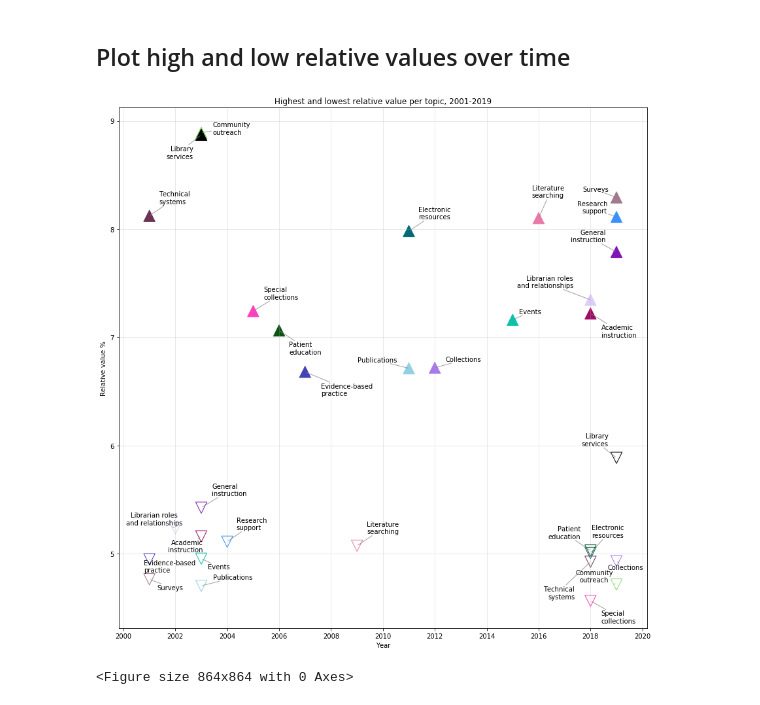
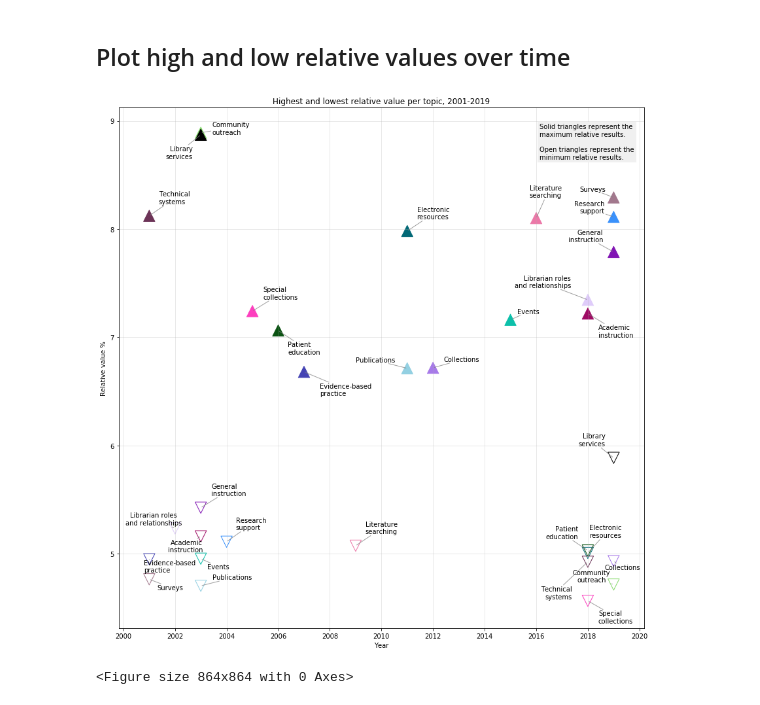
Before and after one commit to bethanymyers/mla, a Jupyter notebook: MLA LDA.ipynb, the cells around one changed output. Drawn from its saved outputs; the diff is of its cells as text; code cells hidden in the pictures.

```diff
--- a/MLA LDA.ipynb
+++ b/MLA LDA.ipynb
@@ -174,6 +174,6 @@ ldamallet.save("model.txt")
 # %%
 ### load the model - comment out if using a recreated model
-# ldamallet.load("model.txt")
+ldamallet.load("model.txt")
 # %% [output]
 <gensim.models.wrappers.ldamallet.LdaMallet at 0x...>
 # %%
@@ -587,32 +587,38 @@ low_rel["Year"] = pd.to_datetime(low_rel["Year"], format='%Y')
 
 #convert value to percentage
 high_rel["Value"] = high_rel["Value"] * 100
 low_rel["Value"] = low_rel["Value"] * 100
 
 #plotting
 fig, ax = plt.subplots(figsize=(12,12))
 ax.grid(alpha=.35)
 
 highs = ax.scatter(high_rel["Year"], high_rel["Value"], c=cmap, s=300, marker="^")
 lows = ax.scatter(low_rel["Year"], low_rel["Value"], edgecolors=cmap, s=300, marker="v", facecolors='none')
 
 ax.set_title("Highest and lowest relative value per topic, 2001-2019")
 
 textshigh = [plt.annotate(label,xy=(x, y)) for label, x, y in zip(topiclist, high_rel["Year"], high_rel["Value"])]
 adjust_text(textshigh, expand_text=(1.0, 1.0), expand_points=(1.5, 2.25), arrowprops=dict(arrowstyle='-', color='gray', alpha=.75))
 textslow = [plt.annotate(label,xy=(x, y)) for label, x, y in zip(topiclist, low_rel["Year"], low_rel["Value"])]
 adjust_text(textslow, expand_text=(1.0, 1.0), expand_points=(1.5, 2.25), arrowprops=dict(arrowstyle='-', color='gray', alpha=.75))
 
 ax.set(xlabel="Year")
 ax.set(ylabel="Relative value %")
 
+ax.annotate("Solid triangles represent the\nmaximum relative results.\n\nOpen triangles represent the\nminimum relative results.",
+            xy=(0.80, 0.90), xycoords='axes fraction',
+            textcoords='offset points',
+            size=10,
+            bbox=dict(boxstyle="square", fc=("#f0f0f0"), ec="none"))
+
 plt.tight_layout()
 plt.show()
 
 fig = plt.gcf()
 fig.set_size_inches(12,12)
 fig = ax.get_figure()
 fig.savefig('highest and lowest relative values per topic.png', dpi=300)
 # %% [output]
-[figure, old version]
+[figure, new version]
 <Figure size 864x864 with 0 Axes>
```
Also changed, not shown: parts of 4 cells of this notebook, 1 other file.
